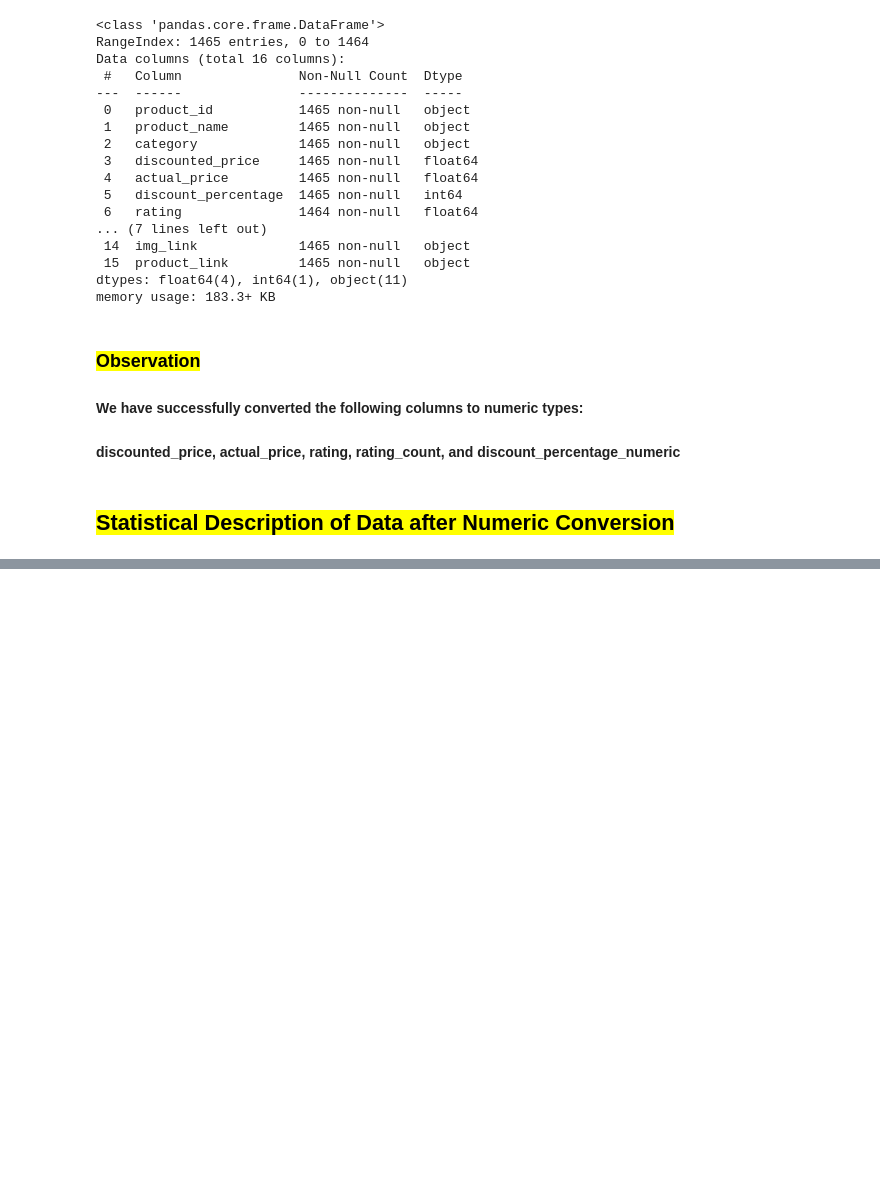
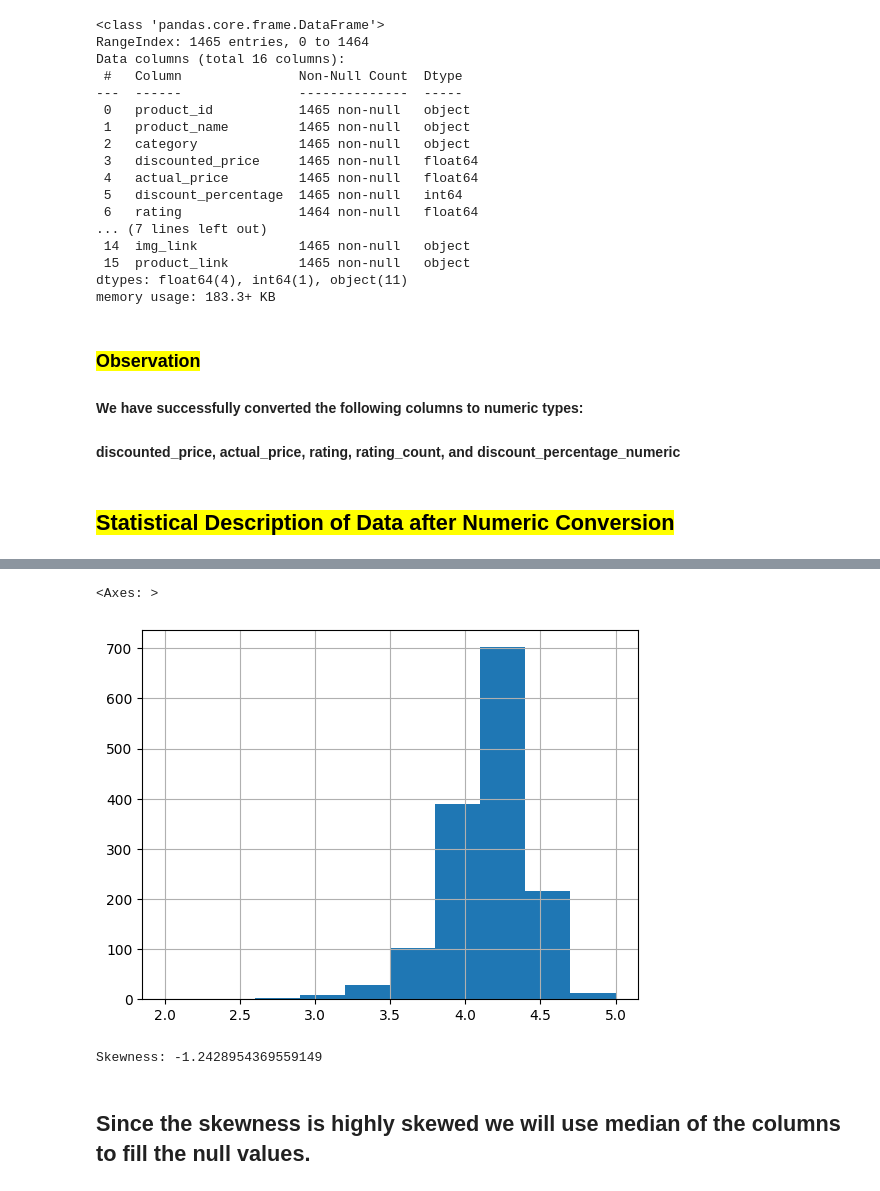
Before and after one commit to Mayan-kr/Amazon_Sales_Analysis, a Jupyter notebook: Amazon_sales_analysis.ipynb, the cells around one changed output, grey strips where cells are left out. Drawn from its saved outputs; the diff is of its cells as text; code cells hidden in the pictures; blank space fills up the shorter version.

```diff
--- a/Amazon_sales_analysis.ipynb
+++ b/Amazon_sales_analysis.ipynb
@@ -185,0 +238,12 @@ dtype: int64
+# %%
+df['rating'].hist()
+# %% [output]
+<Axes: >
+[figure, added]
+# %%
+skew_value = df['rating'].skew()
+print("Skewness:", skew_value)
+# %% [output]
+Skewness: -1.2428954369559149
+# %% [markdown]
+## Since the skewness is highly skewed we will use median of the columns to fill the null values.
```
Also changed, not shown: parts of 28 cells of this notebook.
